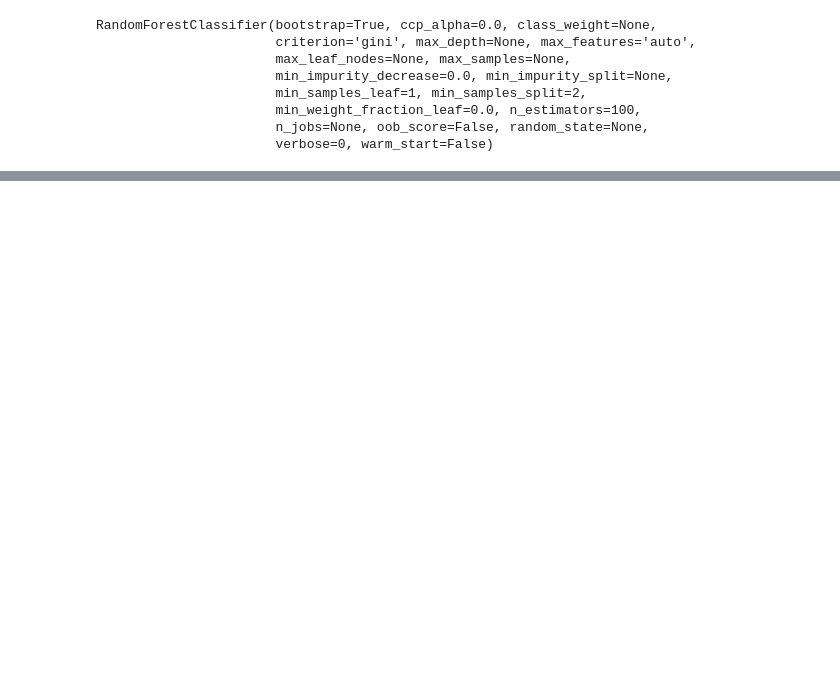
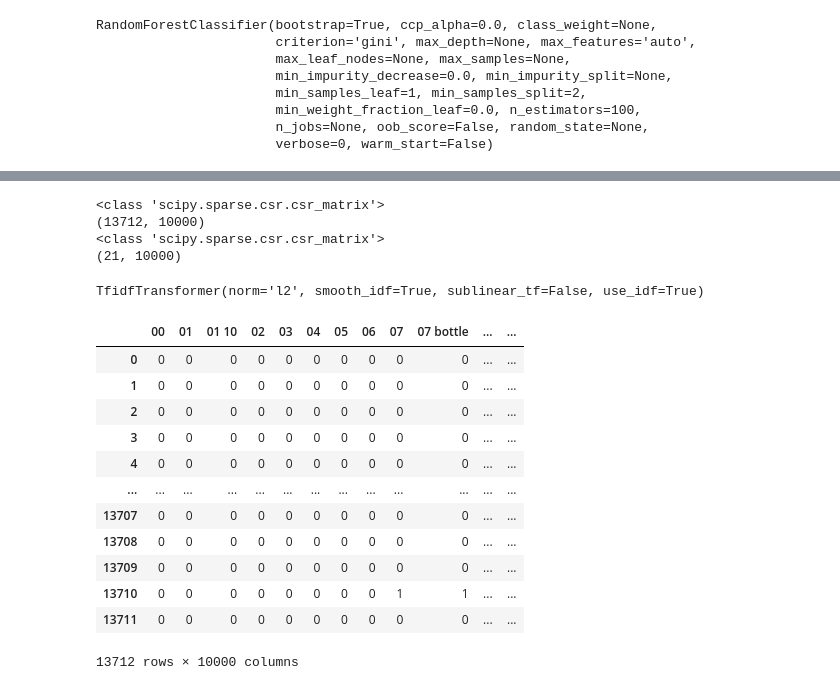
Before and after one commit to saurin33/final_project, a Jupyter notebook: sentiment_analysis.ipynb, the cells around one changed output, grey strips where cells are left out. Drawn from its saved outputs; the diff is of its cells as text; code cells hidden in the pictures; blank space fills up the shorter version.

```diff
--- a/sentiment_analysis.ipynb
+++ b/sentiment_analysis.ipynb
@@ -703,4 +734,4 @@ m_df
 # %%
-vectorizer_m = TfidfVectorizer(ngram_range=(1,2), stop_words='english')
-vectorizer_m.fit(m_df.review_m)
+count_vect = CountVectorizer(ngram_range=(1,2), max_features=10000, stop_words='english')
+count_vect.fit(reviews_1.review)
 # %% [output]
@@ -727,0 +744,8 @@ ValueError: Number of features of the model must match the input. Model n_featur
+# %%
+review_text_count = count_vect.transform(reviews_1.review)
+
+print(type(review_text_count))
+print(pd.DataFrame(review_text_count.toarray()).shape)
+print(review_text_count.toarray())
+##print(count_vect.get_feature_names())
+##print(reviews_1.review)
@@ -727,0 +764,36 @@ ValueError: Number of features of the model must match the input. Model n_featur
+# %%
+training_tfidf = tfidf_trans.transform(review_text_count)
+print(type(training_tfidf))
+##print(training_tfidf)
+print(pd.DataFrame(training_tfidf.toarray()).shape)
+
+test_countvect = count_vect.transform(test.review)
+test_tfidf = tfidf_trans.transform(test_countvect)
+print(type(test_tfidf))
+print(pd.DataFrame(test_tfidf.toarray()).shape)
+# %% [output]
+<class 'scipy.sparse.csr.csr_matrix'>
+(13712, 10000)
+<class 'scipy.sparse.csr.csr_matrix'>
+(21, 10000)
+# %%
+print(tfidf_trans)
+# %% [output]
+TfidfTransformer(norm='l2', smooth_idf=True, sublinear_tf=False, use_idf=True)
+# %%
+review_count_df = pd.DataFrame(review_text_count.toarray(), columns=count_vect.get_feature_names())
+review_count_df
+# %% [output]
+|  | 00 | 01 | 01 10 | 02 | 03 | 04 | 05 | 06 | 07 | 07 bottle | ... | ... |
+| 0 | 0 | 0 | 0 | 0 | 0 | 0 | 0 | 0 | 0 | 0 | ... | ... |
+| 1 | 0 | 0 | 0 | 0 | 0 | 0 | 0 | 0 | 0 | 0 | ... | ... |
+| 2 | 0 | 0 | 0 | 0 | 0 | 0 | 0 | 0 | 0 | 0 | ... | ... |
+| 3 | 0 | 0 | 0 | 0 | 0 | 0 | 0 | 0 | 0 | 0 | ... | ... |
+| 4 | 0 | 0 | 0 | 0 | 0 | 0 | 0 | 0 | 0 | 0 | ... | ... |
+| ... | ... | ... | ... | ... | ... | ... | ... | ... | ... | ... | ... | ... |
+| 13707 | 0 | 0 | 0 | 0 | 0 | 0 | 0 | 0 | 0 | 0 | ... | ... |
+| 13708 | 0 | 0 | 0 | 0 | 0 | 0 | 0 | 0 | 0 | 0 | ... | ... |
+| 13709 | 0 | 0 | 0 | 0 | 0 | 0 | 0 | 0 | 0 | 0 | ... | ... |
+| 13710 | 0 | 0 | 0 | 0 | 0 | 0 | 0 | 0 | 1 | 1 | ... | ... |
+| 13711 | 0 | 0 | 0 | 0 | 0 | 0 | 0 | 0 | 0 | 0 | ... | ... |
+13712 rows × 10000 columns
```
Also changed, not shown: parts of 70 cells of this notebook.
